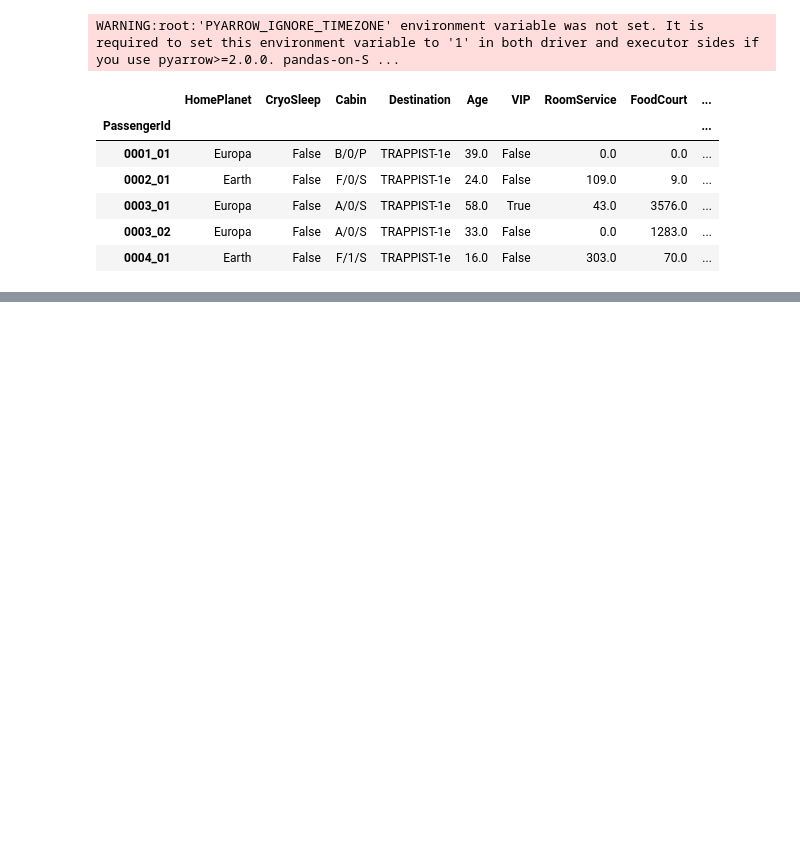
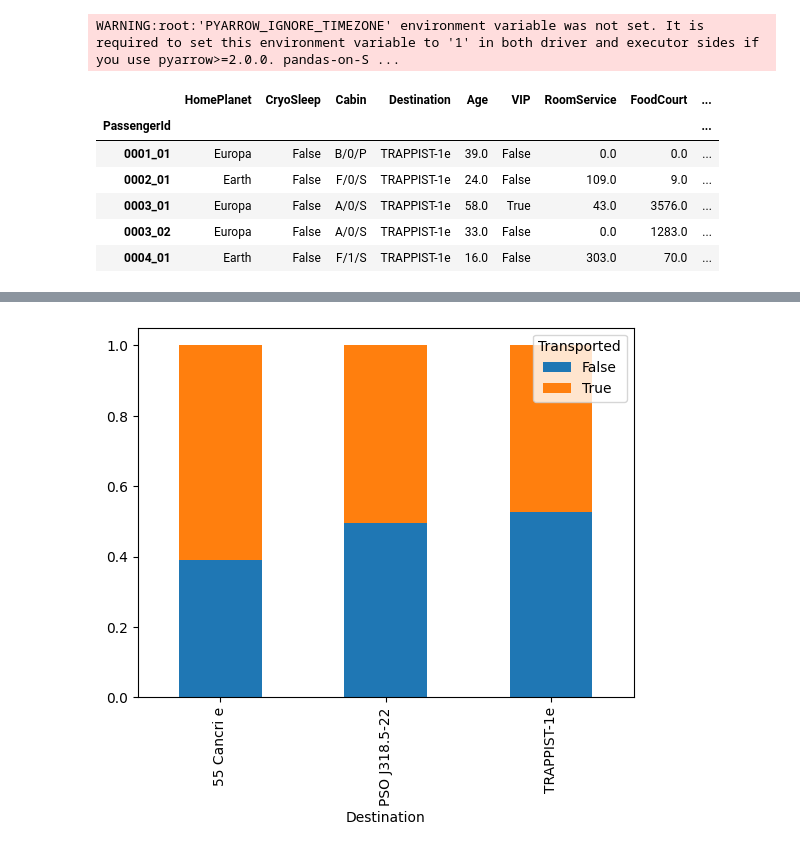
Before and after one commit to adnan2232/College, a Jupyter notebook: sem7/BDA/project/BDA.ipynb, the cells around one changed output, grey strips where cells are left out. Drawn from its saved outputs; the diff is of its cells as text; code cells hidden in the pictures; blank space fills up the shorter version.

```diff
--- a/sem7/BDA/project/BDA.ipynb
+++ b/sem7/BDA/project/BDA.ipynb
@@ -48,0 +66,9 @@ array(['Europa', 'Earth', 'Mars', None], dtype=object)
+# %%
+psdf["Cabin"] = psdf.Cabin.map(lambda x:x[0] if x else "H")
+psdf['Destination'].fillna(psdf['Destination'].mode()[0],inplace=True)
+# %%
+temp = pd.crosstab(index=psdf["Destination"],columns=psdf["Transported"])
+temp.div(np.sum(temp,axis=1),axis=0).plot.bar(stacked=True)
+plt.show()
+# %% [output]
+[figure, added]
```
Also changed, not shown: parts of 26 cells of this notebook.
